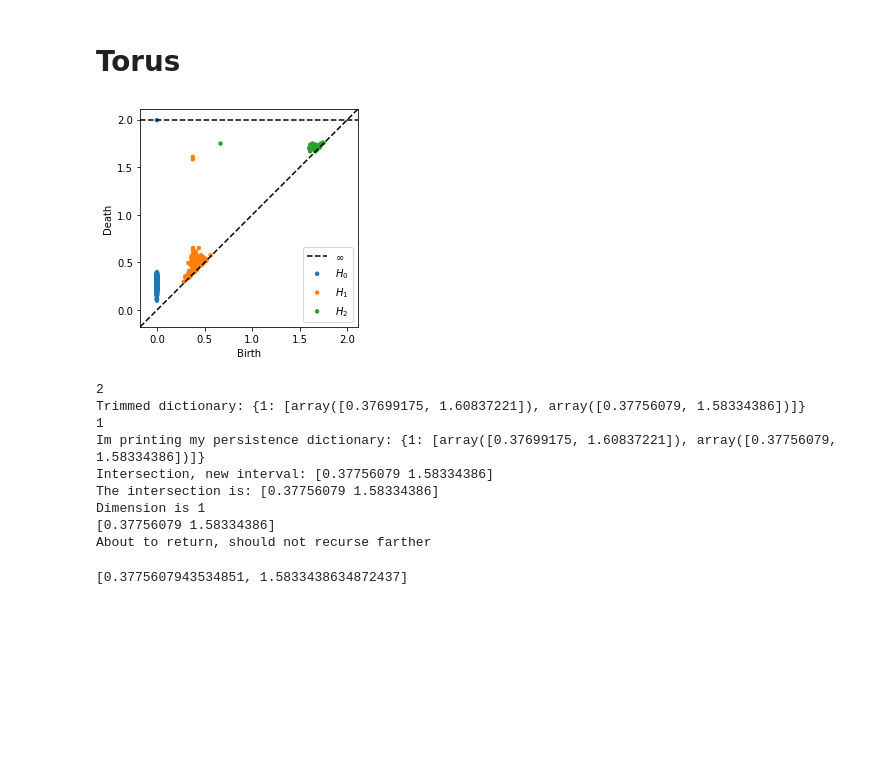
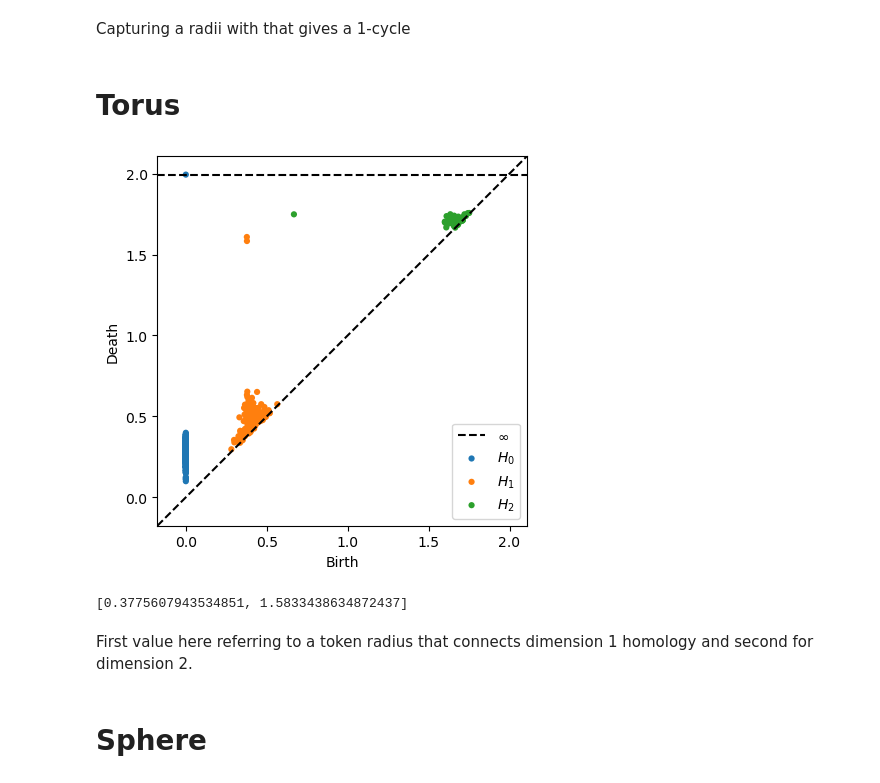
Before and after one commit to jeremy-wayland/PersistentHomologyKNN, a Jupyter notebook: src/Testing Radius Selection.ipynb, the cells around one changed output. Saved outputs shown, nothing was run; the diff lists cells and outputs as text; code cells hidden in the pictures; blank space fills up the shorter version.

Commit message:
Update Testing Radius Selection.ipynb
Successful radius selection for House,Torus,and Sphere point clouds

```diff
--- a/src/Testing Radius Selection.ipynb
+++ b/src/Testing Radius Selection.ipynb
@@ -3,18 +11,15 @@ from ripser_radii import *
+# %% [markdown]
+Capturing a radii with that gives a 1-cycle
 # %% [markdown]
 # Torus
 # %%
-data = '../Data/torus_points.txt'
+torus = '../Data/torus_points.txt'
 # %%
-select_radii(data,max_dim=2,min_persistence=0.5)
+select_radii(data=torus,max_dim=2,min_persistence=0.5)
 # %% [output]
-[figure, old version]
+[figure, new version]
-2
-Trimmed dictionary: {1: [array([0.37699175, 1.60837221]), array([0.37756079, 1.58334386])]}
-1
-Im printing my persistence dictionary: {1: [array([0.37699175, 1.60837221]), array([0.37756079, 1.58334386])]}
-Intersection, new interval: [0.37756079 1.58334386]
-The intersection is: [0.37756079 1.58334386]
-Dimension is 1
-[0.37756079 1.58334386]
-About to return, should not recurse farther
+[0.3775607943534851, 1.5833438634872437]
-[0.3775607943534851, 1.5833438634872437]
+# %% [markdown]
+First value here referring to a token radius that connects dimension 1 homology and second for dimension 2.
+# %% [markdown]
+# Sphere
```
Also changed, not shown: parts of 5 cells of this notebook.
